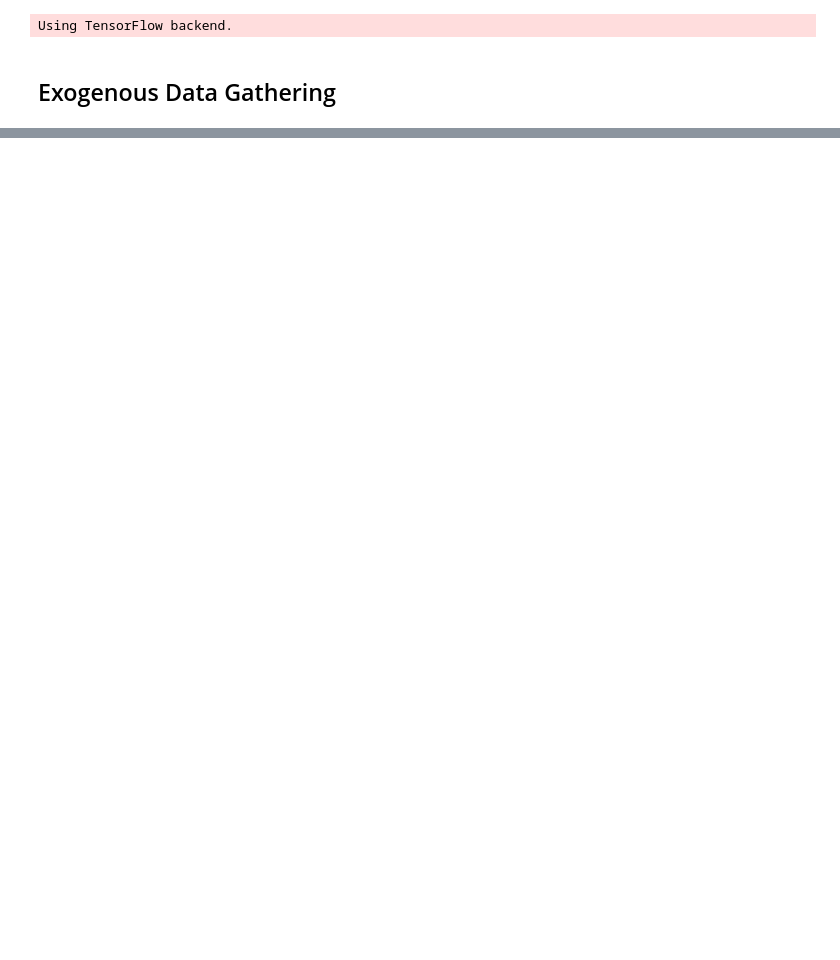
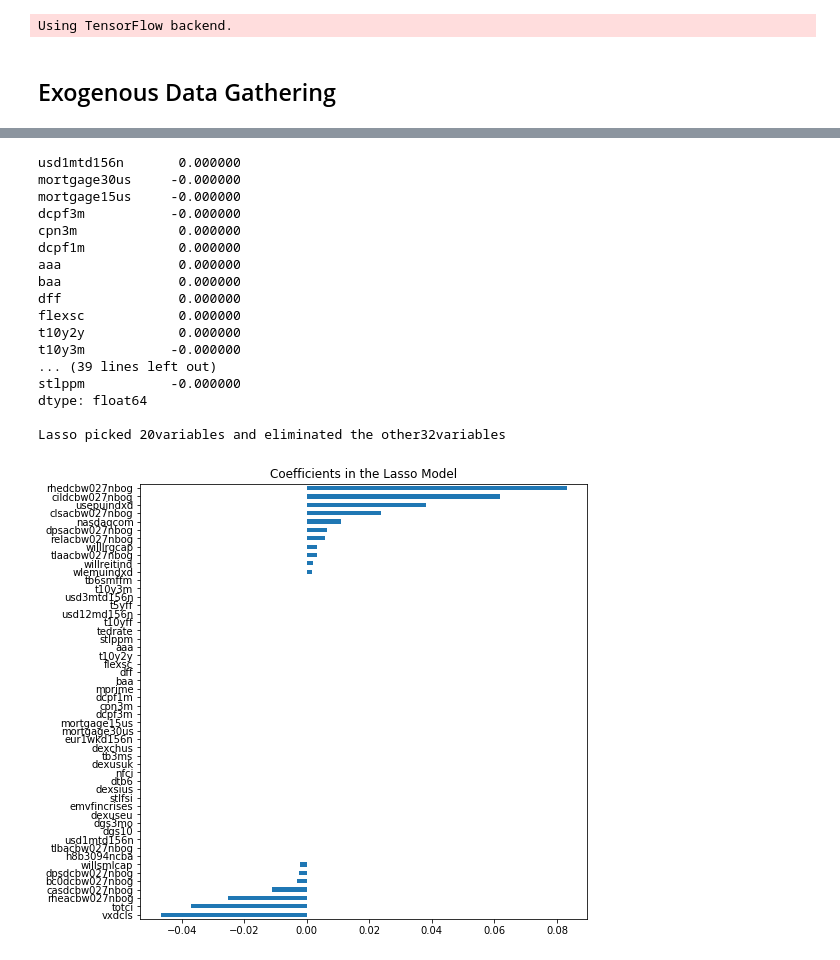
Before and after one commit to andrewcole33/reit_time_series_analysis, a Jupyter notebook: EDA.ipynb, the cells around one changed output, grey strips where cells are left out. Cells and saved outputs as stored; diff of their text form; code cells hidden in the pictures; blank space fills up the shorter version.

Commit message:
Perform Lasso Regression on all exogenous variables

```diff
--- a/EDA.ipynb
+++ b/EDA.ipynb
@@ -349,0 +463,10 @@ rates_df.head(5)
+# %%
+AMT_rates = pd.concat([AMT, rates_df], axis = 1)
+ELS_rates = pd.concat([ELS, rates_df], axis = 1)
+PLD_rates = pd.concat([PLD, rates_df], axis = 1)
+FR_rates = pd.concat([FR, rates_df], axis = 1)
+MAA_rates = pd.concat([MAA, rates_df], axis = 1)
+SUI_rates = pd.concat([SUI, rates_df], axis = 1)
+BXMT_rates = pd.concat([BXMT, rates_df], axis = 1)
+RHP_rates = pd.concat([RHP, rates_df], axis = 1)
+indicators_dict = {'AMT': AMT_rates, 'ELS': ELS_rates, 'PLD': PLD_rates, 'FR':FR_rates, 'MAA': MAA_rates, 'SUI': SUI_rates, 'BXMT': BXMT_rates, 'RHP': RHP_rates}
@@ -349,0 +489,54 @@ rates_df.head(5)
+# %%
+def rmse_cv(model, X, y):
+    rmse= np.sqrt(-cross_val_score(model, X, y, scoring="neg_mean_squared_error", cv = 5))
+    return(rmse)
+# %%
+def lasso_reg(dataframe):
+
+    target = dataframe['mid']
+    dataframe = dataframe.drop(['mid'], axis = 1)
+
+    scale = MinMaxScaler()
+    rates_trans = scale.fit_transform(dataframe)
+
+    model_lasso = LassoCV(alphas = [1, 0.1, 0.001, 0.0005]).fit(dataframe, target)
+    rmse_cv(model_lasso, dataframe, target).mean()
+
+    coef = pd.Series(model_lasso.coef_, index = dataframe.columns)
+
+    print(coef)
+    print(' ')
+    print("Lasso picked " + str(sum(coef != 0)) + "variables and eliminated the other" + str(sum(coef == 0)) + "variables")
+
+    imp_coef = pd.concat([coef.sort_values().head(26),
+                          coef.sort_values().tail(26)])
+    matplotlib.rcParams['figure.figsize'] = (8,8)
+    imp_coef.plot(kind = 'barh')
+    plt.title("Coefficients in the Lasso Model")
+    plt.show()
+
+    matplotlib.rcParams['figure.figsize'] = (8,8)
+    preds = pd.DataFrame({"preds":model_lasso.predict(dataframe), "true":target})
+    preds["residuals"] = preds["true"] - preds["preds"]
+    preds.plot(x = "preds", y = "residuals",kind = "scatter")
+# %%
+lasso_reg(AMT_rates)
+# %% [output]
+usd1mtd156n       0.000000
+mortgage30us     -0.000000
+mortgage15us     -0.000000
+dcpf3m           -0.000000
+cpn3m             0.000000
+dcpf1m            0.000000
+aaa               0.000000
+baa               0.000000
+dff               0.000000
+flexsc            0.000000
+t10y2y            0.000000
+t10y3m           -0.000000
+... (39 lines left out)
+stlppm           -0.000000
+dtype: float64
+
+Lasso picked 20variables and eliminated the other32variables
+[figure, added]
```
Also changed, not shown: parts of 21 cells of this notebook, 1 other file.
